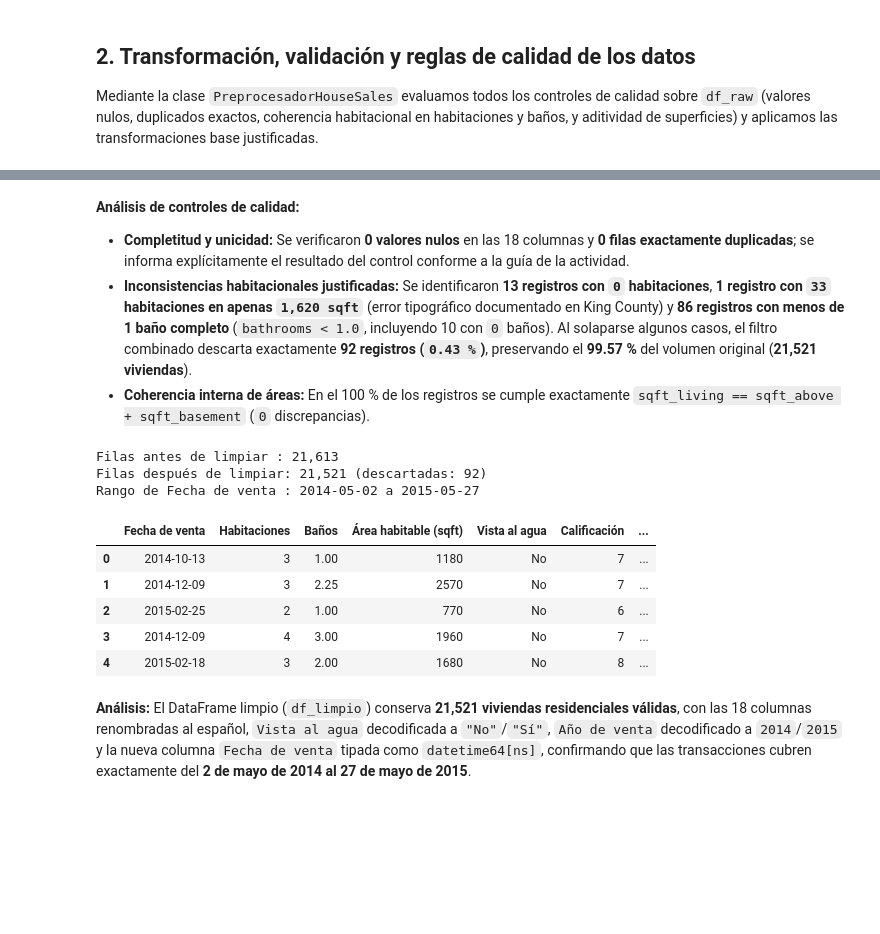
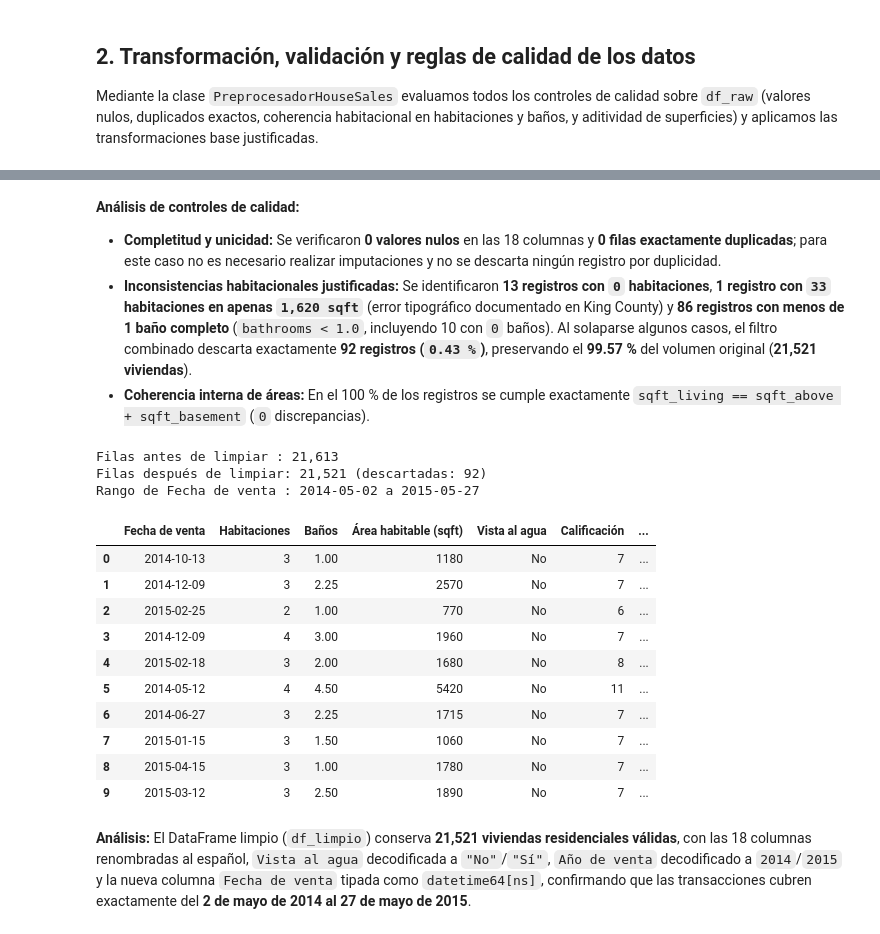
Before and after one commit to jonalbuest/analisis_datos_dataframe_Hugging_Face, a Jupyter notebook: src/AE3/notebooks/transformaciones.ipynb, the cells around one changed output, grey strips where cells are left out. Drawn from its saved outputs; the diff is of its cells as text; code cells hidden in the pictures; blank space fills up the shorter version.

```diff
--- a/src/AE3/notebooks/transformaciones.ipynb
+++ b/src/AE3/notebooks/transformaciones.ipynb
@@ -106,26 +133,31 @@ controles_calidad_df
 | 6 | Consistencia aditiva de áreas int... | sqft_living == sqft_above + sqft_... | 0 | 0.000 | 0 discrepancias: confirma coheren... |
 # %% [markdown]
 **Análisis de controles de calidad:**
-- **Completitud y unicidad:** Se verificaron **0 valores nulos** en las 18 columnas y **0 filas exactamente duplicadas**; se informa explícitamente el resultado del control conforme a la guía de la actividad.
+- **Completitud y unicidad:** Se verificaron **0 valores nulos** en las 18 columnas y **0 filas exactamente duplicadas**; para este caso no es necesario realizar imputaciones y no se descarta ningún registro por duplicidad.
 - **Inconsistencias habitacionales justificadas:** Se identificaron **13 registros con `0` habitaciones**, **1 registro con `33` habitaciones en apenas `1,620 sqft`** (error tipográfico documentado en King County) y **86 registros con menos de 1 baño completo** (`bathrooms < 1.0`, incluyendo 10 con `0` baños). Al solaparse algunos casos, el filtro combinado descarta exactamente **92 registros (`0.43 %`)**, preservando el **99.57 %** del volumen original (**21,521 viviendas**).
 - **Coherencia interna de áreas:** En el 100 % de los registros se cumple exactamente `sqft_living == sqft_above + sqft_basement` (`0` discrepancias).
 # %%
 df_limpio = preprocesador.limpiar_y_validar(df_raw)
 
 print(f"Filas antes de limpiar : {len(df_raw):,}")
 print(f"Filas después de limpiar: {len(df_limpio):,} (descartadas: {len(df_raw) - len(df_limpio)})")
 print(f"Rango de Fecha de venta : {df_limpio['Fecha de venta'].min().date()} a {df_limpio['Fecha de venta'].max().date()}")
-df_limpio[["Fecha de venta", "Habitaciones", "Baños", "Área habitable (sqft)", "Vista al agua", "Calificación", "Precio (log)"]].head()
+df_limpio[["Fecha de venta", "Habitaciones", "Baños", "Área habitable (sqft)", "Vista al agua", "Calificación", "Precio (log)"]].head(10)
 # %% [output]
 Filas antes de limpiar : 21,613
 Filas después de limpiar: 21,521 (descartadas: 92)
 Rango de Fecha de venta : 2014-05-02 a 2015-05-27
 |  | Fecha de venta | Habitaciones | Baños | Área habitable (sqft) | Vista al agua | Calificación | ... |
 | 0 | 2014-10-13 | 3 | 1.00 | 1180 | No | 7 | ... |
 | 1 | 2014-12-09 | 3 | 2.25 | 2570 | No | 7 | ... |
 | 2 | 2015-02-25 | 2 | 1.00 | 770 | No | 6 | ... |
 | 3 | 2014-12-09 | 4 | 3.00 | 1960 | No | 7 | ... |
 | 4 | 2015-02-18 | 3 | 2.00 | 1680 | No | 8 | ... |
+| 5 | 2014-05-12 | 4 | 4.50 | 5420 | No | 11 | ... |
+| 6 | 2014-06-27 | 3 | 2.25 | 1715 | No | 7 | ... |
+| 7 | 2015-01-15 | 3 | 1.50 | 1060 | No | 7 | ... |
+| 8 | 2015-04-15 | 3 | 1.00 | 1780 | No | 7 | ... |
+| 9 | 2015-03-12 | 3 | 2.50 | 1890 | No | 7 | ... |
 # %% [markdown]
 **Análisis:** El DataFrame limpio (`df_limpio`) conserva **21,521 viviendas residenciales válidas**, con las 18 columnas renombradas al español, `Vista al agua` decodificada a `"No"`/`"Sí"`, `Año de venta` decodificado a `2014`/`2015` y la nueva columna `Fecha de venta` tipada como `datetime64[ns]`, confirmando que las transacciones cubren exactamente del **2 de mayo de 2014 al 27 de mayo de 2015**.
 # %% [markdown]
```
Also changed, not shown: parts of 13 cells of this notebook, 5 other files.
